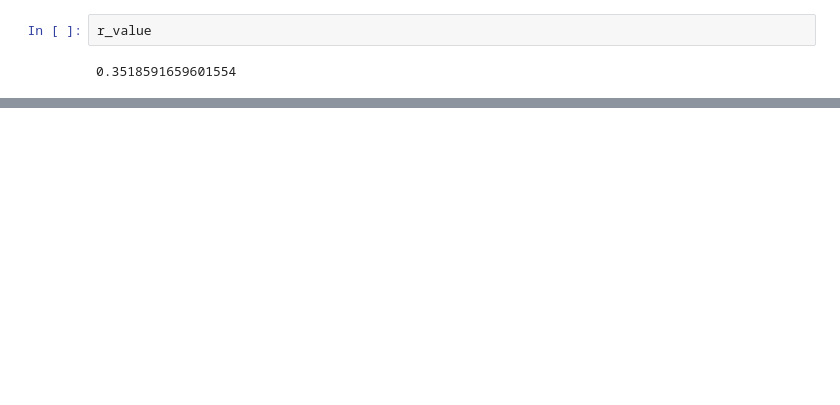
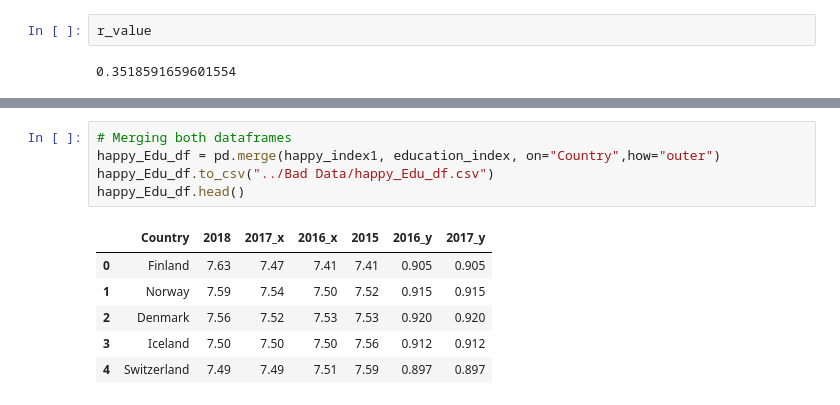
Before and after one commit to Kika000/Project-1, a Jupyter notebook: Monica Code/MonicaMainCode.ipynb, the cells around one changed output, grey strips where cells are left out. Cells and saved outputs as stored; diff of their text form; blank space fills up the shorter version.

```diff
--- a/Monica Code/MonicaMainCode.ipynb
+++ b/Monica Code/MonicaMainCode.ipynb
@@ -136,0 +157,12 @@ r_value
+# %%
+# Merging both dataframes
+happy_Edu_df = pd.merge(happy_index1, education_index, on="Country",how="outer")
+happy_Edu_df.to_csv("../Bad Data/happy_Edu_df.csv")
+happy_Edu_df.head()
+# %% [output]
+|  | Country | 2018 | 2017_x | 2016_x | 2015 | 2016_y | 2017_y |
+| 0 | Finland | 7.63 | 7.47 | 7.41 | 7.41 | 0.905 | 0.905 |
+| 1 | Norway | 7.59 | 7.54 | 7.50 | 7.52 | 0.915 | 0.915 |
+| 2 | Denmark | 7.56 | 7.52 | 7.53 | 7.53 | 0.920 | 0.920 |
+| 3 | Iceland | 7.50 | 7.50 | 7.50 | 7.56 | 0.912 | 0.912 |
+| 4 | Switzerland | 7.49 | 7.49 | 7.51 | 7.59 | 0.897 | 0.897 |
```
Also changed, not shown: parts of 11 cells of this notebook, 4 other files.
